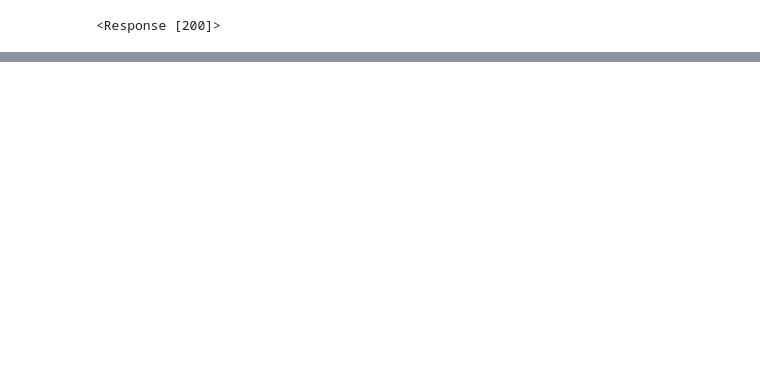
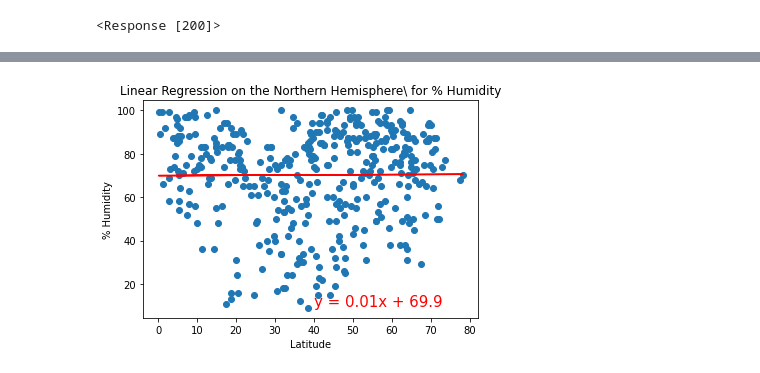
Before and after one commit to josephbassil/World_Weather_Analysis, a Jupyter notebook: WeatherPy.ipynb, the cells around one changed output, grey strips where cells are left out. Saved outputs shown, nothing was run; the diff lists cells and outputs as text; code cells hidden in the pictures; blank space fills up the shorter version.

```diff
--- a/WeatherPy.ipynb
+++ b/WeatherPy.ipynb
@@ -257,0 +338,8 @@ plt.show()
+# %%
+#Perform Linear Regression on the Percent Humidity for the Northern Hemisphere
+x_values=northern_hemi_df['Lat']
+y_values=northern_hemi_df["Humidity"]
+plot_linear_regression(x_values,y_values,
+                      'Linear Regression on the Northern Hemisphere\ for % Humidity','% Humidity', (40,10))
+# %% [output]
+[figure, added]
```
Also changed, not shown: parts of 36 cells of this notebook.
